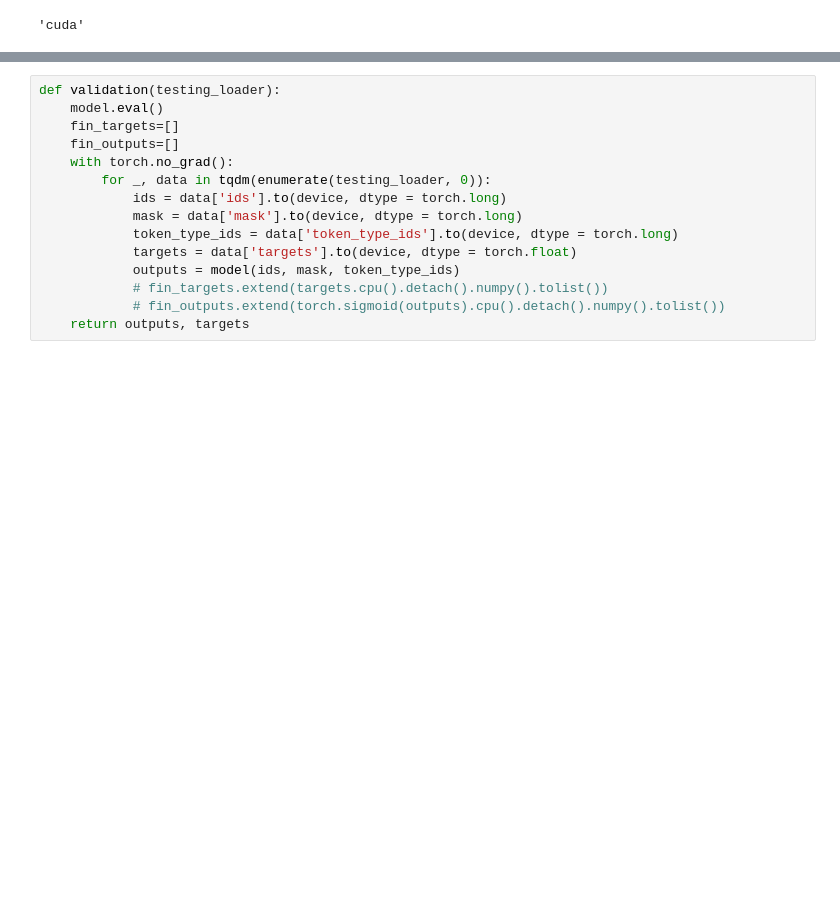
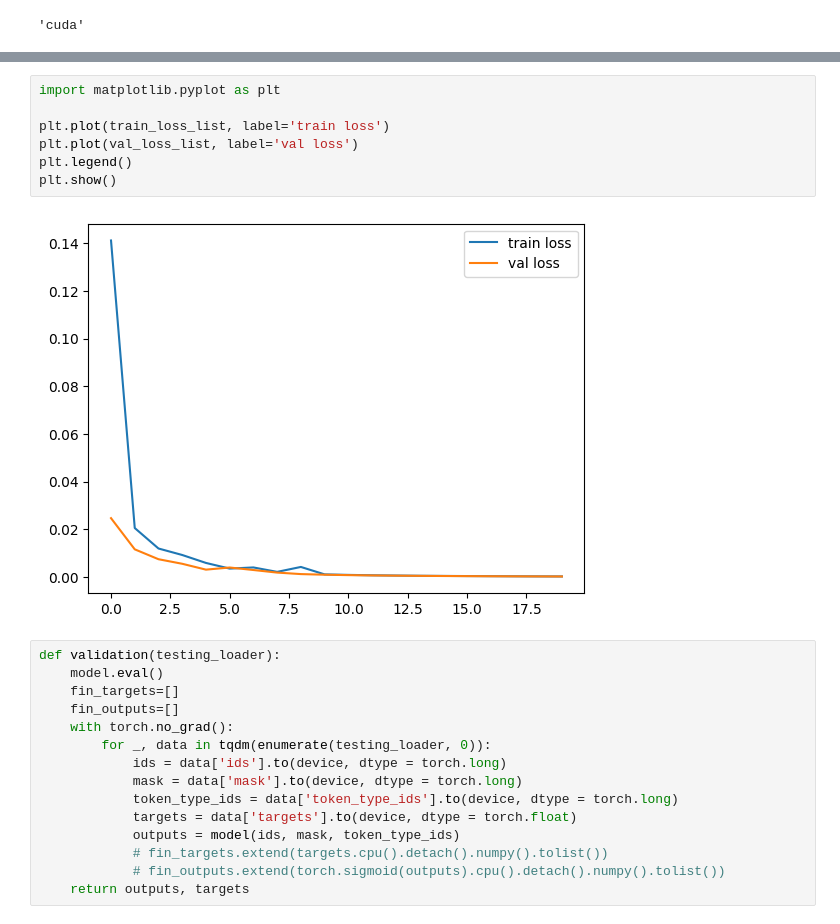
Before and after one commit to tnshp/Academic_email_classification, a Jupyter notebook: distill_bert_train.ipynb, the cells around one changed output, grey strips where cells are left out. Saved outputs shown, nothing was run; the diff lists cells and outputs as text; blank space fills up the shorter version.

```diff
--- a/distill_bert_train.ipynb
+++ b/distill_bert_train.ipynb
@@ -105,3 +157,12 @@ KeyboardInterrupt:
+# %%
+import matplotlib.pyplot as plt
+
+plt.plot(train_loss_list, label='train loss')
+plt.plot(val_loss_list, label='val loss')
+plt.legend()
+plt.show()
+# %% [output]
+[figure, added]
 # %%
 def validation(testing_loader):
     model.eval()
```
Also changed, not shown: parts of 13 cells of this notebook.
